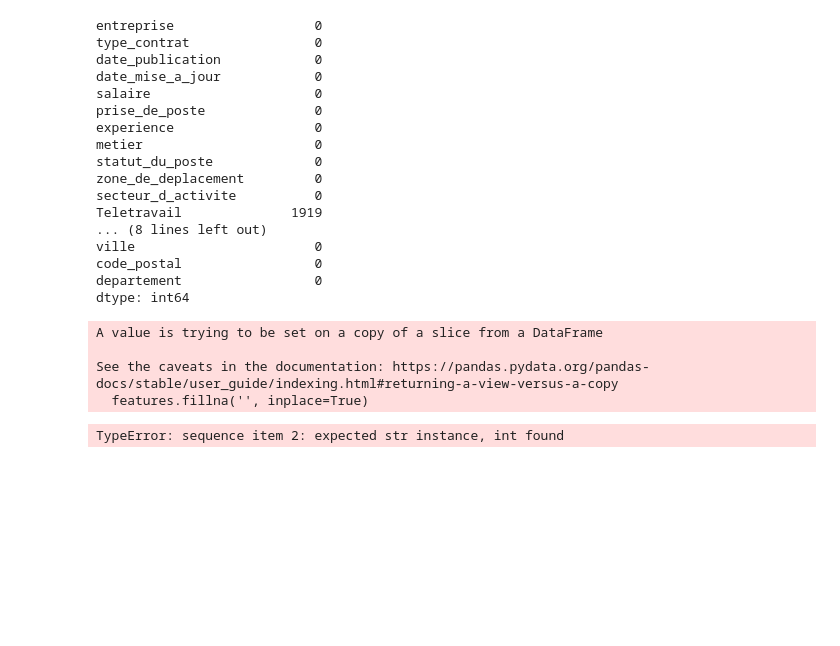
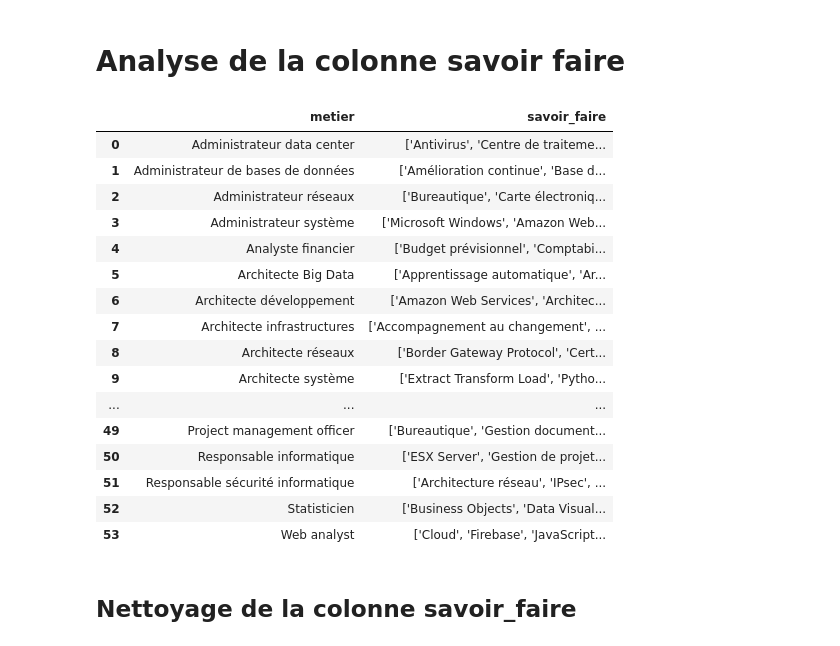
Before and after one commit to Racha1004/DALAS_projet, a Jupyter notebook: 3_ML.ipynb, the cells around one changed output. Cells and saved outputs as stored; diff of their text form; code cells hidden in the pictures; blank space fills up the shorter version.

```diff
--- a/3_ML.ipynb
+++ b/3_ML.ipynb
@@ -50,51 +24,26 @@ moyenne_salaire_par_departement
-# %%
-for dep in moyenne_salaire_par_departement["departement"].unique() :
-    mask = df["departement"] == dep
-    new_salaire = moyenne_salaire_par_departement.loc[moyenne_salaire_par_departement["departement"] == dep, "salaire"].iloc[0]
-    df.loc[mask, "salaire"] = df.loc[mask, "salaire"].fillna(new_salaire)
-
-df.isna().sum()
-# %% [output]
-entreprise                  0
-type_contrat                0
-date_publication            0
-date_mise_a_jour            0
-salaire                     0
-prise_de_poste              0
-experience                  0
-metier                      0
-statut_du_poste             0
-zone_de_deplacement         0
-secteur_d_activite          0
-Teletravail              1919
-... (8 lines left out)
-ville                       0
-code_postal                 0
-departement                 0
-dtype: int64
-# %%
-features = df[['entreprise', 'type_contrat', 'experience', 'langues', 'savoir_etre', 'savoir_faire']]
-
-# Traiter les données manquantes si nécessaire
-features.fillna('', inplace=True)
-
-# Traitement des données textuelles
-vectorizer = TfidfVectorizer(stop_words='french')
-X = vectorizer.fit_transform(features.apply(lambda x: ' '.join(x), axis=1))
-
-# Normalisation des données
-scaler = StandardScaler()
-X_normalized = scaler.fit_transform(X.toarray())
-
-# Appliquer le clustering (par exemple, avec K-means)
-kmeans = KMeans(n_clusters=10, random_state=42)
-clusters = kmeans.fit_predict(X_normalized)
-
-# Ajouter les informations de cluster au DataFrame
-df['cluster'] = clusters
-# %% [output]
-A value is trying to be set on a copy of a slice from a DataFrame
-
-See the caveats in the documentation: https://pandas.pydata.org/pandas-docs/stable/user_guide/indexing.html#returning-a-view-versus-a-copy
-  features.fillna('', inplace=True)
-TypeError: sequence item 2: expected str instance, int found
+# %% [markdown]
+# Analyse de la colonne savoir faire
+# %%
+df = df [['metier' , 'savoir_faire']]
+df_grouped = df.groupby('metier').agg(lambda col: ' '.join(col)).reset_index()
+df_grouped
+# %% [output]
+|  | metier | savoir_faire |
+| 0 | Administrateur data center | ['Antivirus', 'Centre de traiteme... |
+| 1 | Administrateur de bases de données | ['Amélioration continue', 'Base d... |
+| 2 | Administrateur réseaux | ['Bureautique', 'Carte électroniq... |
+| 3 | Administrateur système | ['Microsoft Windows', 'Amazon Web... |
+| 4 | Analyste financier | ['Budget prévisionnel', 'Comptabi... |
+| 5 | Architecte Big Data | ['Apprentissage automatique', 'Ar... |
+| 6 | Architecte développement | ['Amazon Web Services', 'Architec... |
+| 7 | Architecte infrastructures | ['Accompagnement au changement', ... |
+| 8 | Architecte réseaux | ['Border Gateway Protocol', 'Cert... |
+| 9 | Architecte système | ['Extract Transform Load', 'Pytho... |
+| ... | ... | ... |
+| 49 | Project management officer | ['Bureautique', 'Gestion document... |
+| 50 | Responsable informatique | ['ESX Server', 'Gestion de projet... |
+| 51 | Responsable sécurité informatique | ['Architecture réseau', 'IPsec', ... |
+| 52 | Statisticien | ['Business Objects', 'Data Visual... |
+| 53 | Web analyst | ['Cloud', 'Firebase', 'JavaScript... |
+# %% [markdown]
+## Nettoyage de la colonne savoir_faire
```
Also changed, not shown: parts of 7 cells of this notebook.
